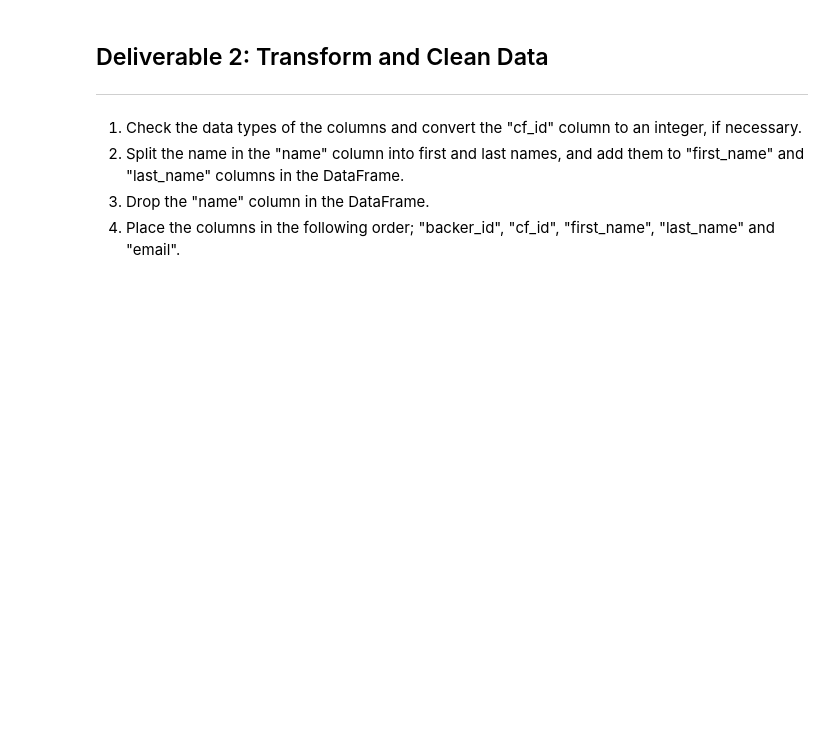
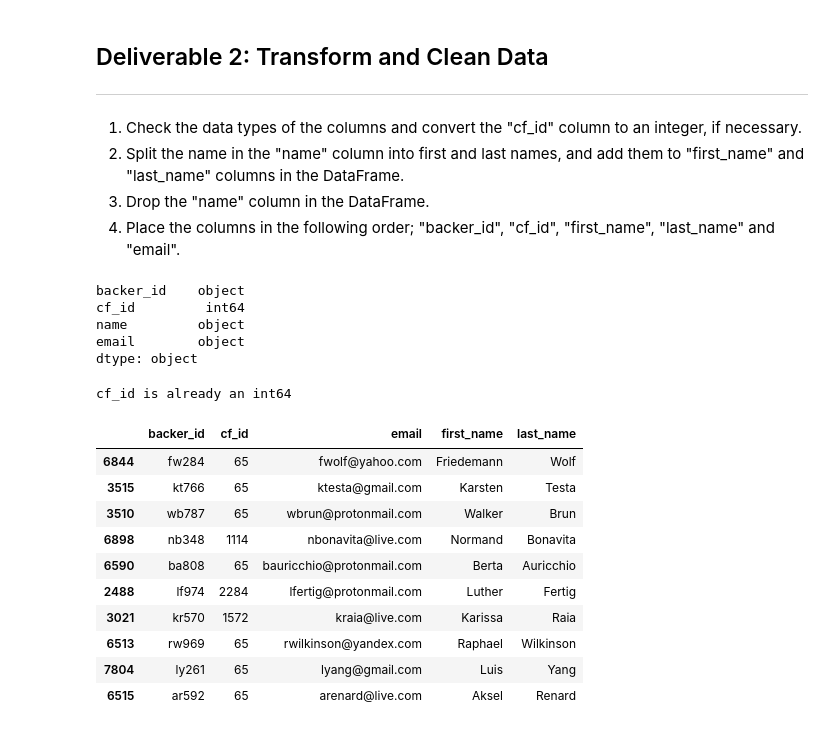
Before and after one commit to kwinterling/Crowdfunding-ETL, a Jupyter notebook: Extract-Transform_final_code.ipynb, the cells around one changed output. Cells and saved outputs as stored; diff of their text form; code cells hidden in the pictures; blank space fills up the shorter version.

```diff
--- a/Extract-Transform_final_code.ipynb
+++ b/Extract-Transform_final_code.ipynb
@@ -119,2 +117,15 @@ pd.set_option('max_colwidth', 400)
+# %%
+backers_df = pd.read_csv("backers_data.csv")
+# Check data types.
+backers_df.dtypes
+# %% [output]
+backer_id    object
+cf_id         int64
+name         object
+email        object
+dtype: object
 # %%
 # Convert cf_id to an integer if necessary.
+print("cf_id is already an int64")
+# %% [output]
+cf_id is already an int64
@@ -123 +132,20 @@ pd.set_option('max_colwidth', 400)
+# %%
+# Split the "name" column into "first_name" and "last_name" columns.
+backers_df[["first_name", "last_name"]] = backers_df["name"].str.split(' ', n=1, expand=True)
+
+# Drop the name column
+backers_df_cleaned = backers_df.drop(["name"], axis=1)
+backers_df_cleaned.sample(n=10)
+# %% [output]
+|  | backer_id | cf_id | email | first_name | last_name |
+| 6844 | fw284 | 65 | fwolf@yahoo.com | Friedemann | Wolf |
+| 3515 | kt766 | 65 | ktesta@gmail.com | Karsten | Testa |
+| 3510 | wb787 | 65 | wbrun@protonmail.com | Walker | Brun |
+| 6898 | nb348 | 1114 | nbonavita@live.com | Normand | Bonavita |
+| 6590 | ba808 | 65 | bauricchio@protonmail.com | Berta | Auricchio |
+| 2488 | lf974 | 2284 | lfertig@protonmail.com | Luther | Fertig |
+| 3021 | kr570 | 1572 | kraia@live.com | Karissa | Raia |
+| 6513 | rw969 | 65 | rwilkinson@yandex.com | Raphael | Wilkinson |
+| 7804 | ly261 | 65 | lyang@gmail.com | Luis | Yang |
+| 6515 | ar592 | 65 | arenard@live.com | Aksel | Renard |
 # %%
```
Also changed, not shown: parts of 5 cells of this notebook, 1 other file.
